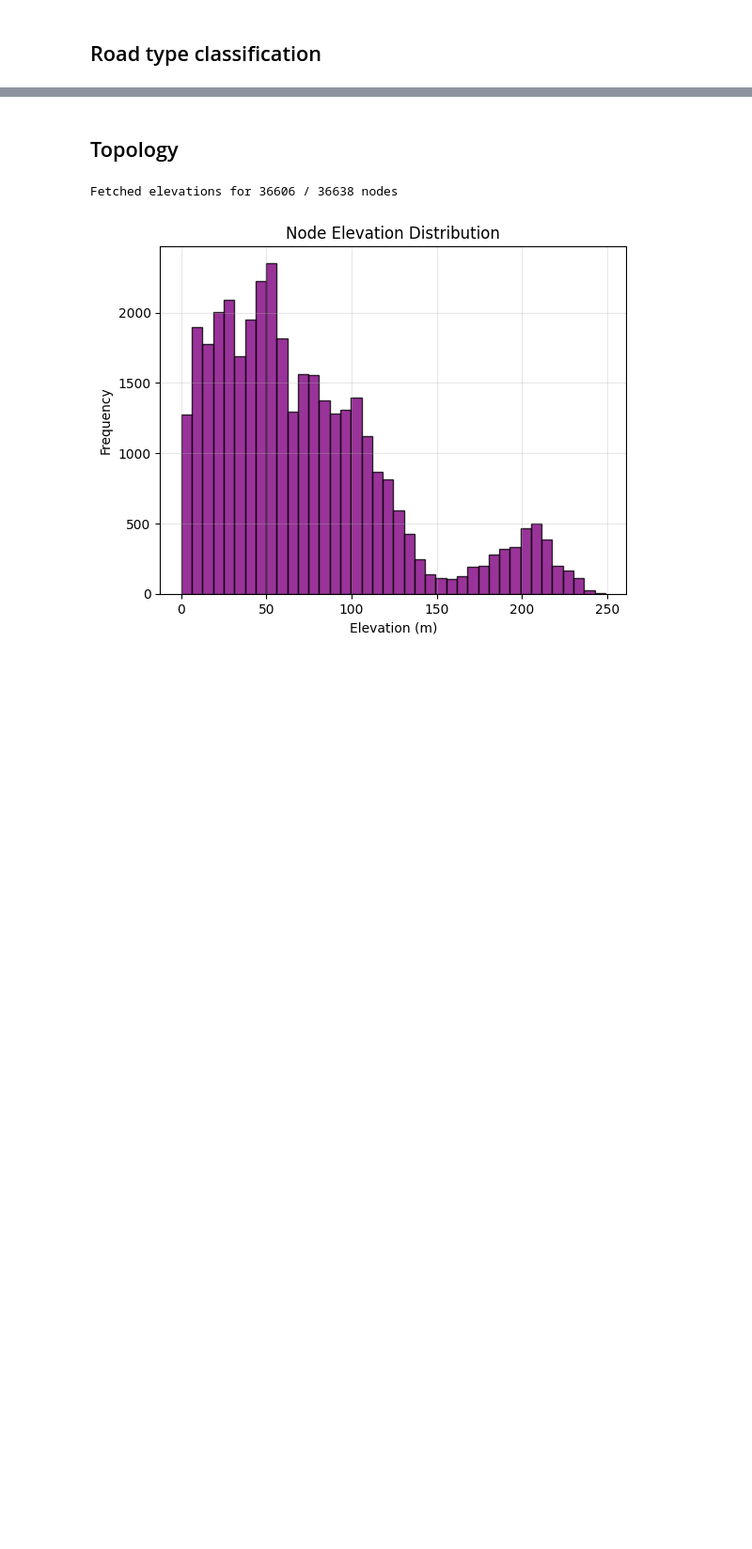
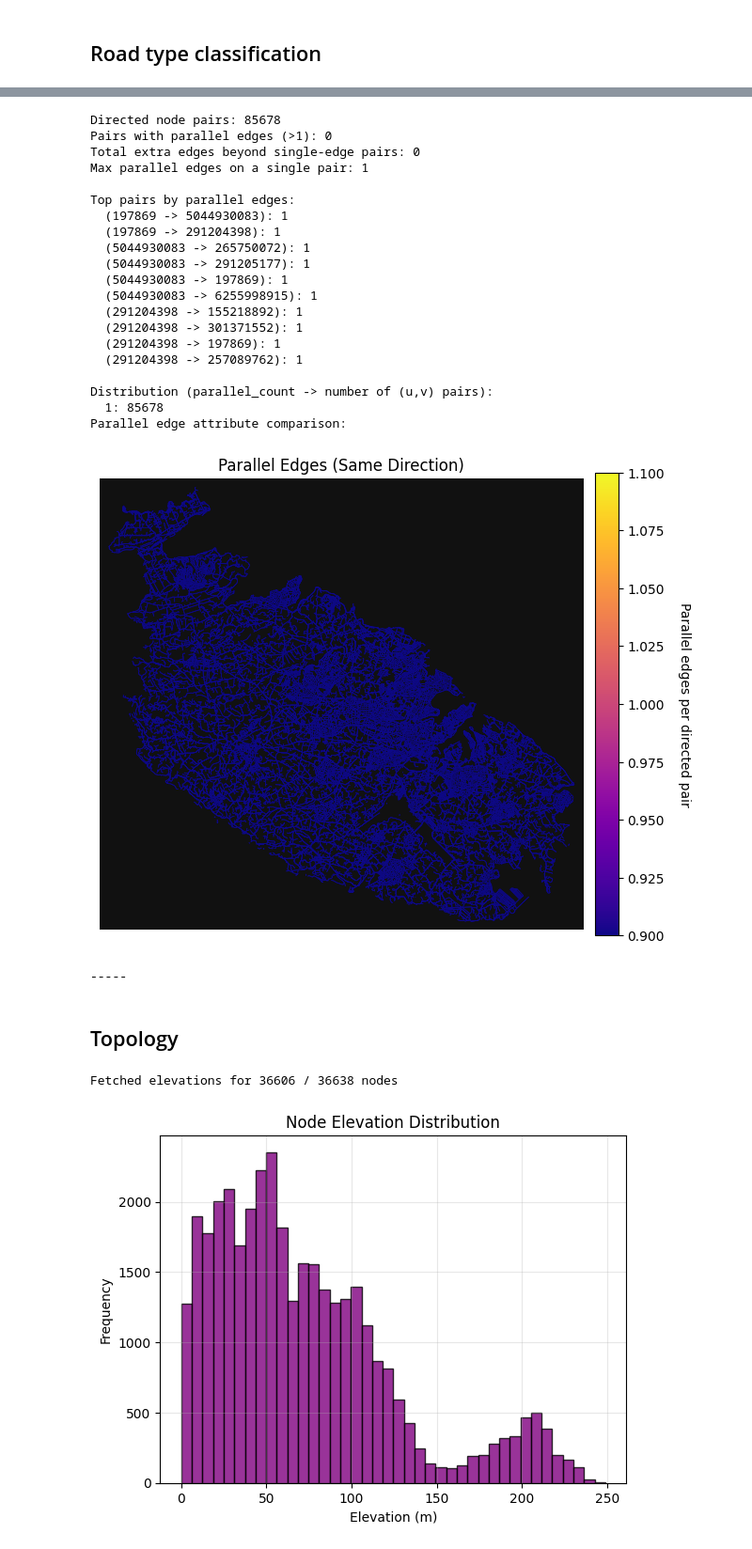
Before and after one commit to Matthew-Pirotta/FYP-OpenPaths, a Jupyter notebook: Code/main.ipynb, the cells around one changed output, grey strips where cells are left out. Shown at 94% size. Cells and saved outputs as stored; diff of their text form; code cells hidden in the pictures; blank space fills up the shorter version.

Commit message:
made the multiDiGraph Practically a DiGraph (not fully implemented re categorical classes)

```diff
--- a/Code/main.ipynb
+++ b/Code/main.ipynb
@@ -89,3 +97,31 @@ plotting.plot_road_classification(my_graph.G_master)
+# %%
+investigation.analyze_parallel_edges(my_graph.G_master)
+investigation.compare_parallel_edges(my_graph.G_master)
+investigation.plot_parallel_edges(my_graph.G_master)
+print("-----")
+# %% [output]
+Directed node pairs: 85678
+Pairs with parallel edges (>1): 0
+Total extra edges beyond single-edge pairs: 0
+Max parallel edges on a single pair: 1
+
+Top pairs by parallel edges:
+  (197869 -> 5044930083): 1
+  (197869 -> 291204398): 1
+  (5044930083 -> 265750072): 1
+  (5044930083 -> 291205177): 1
+  (5044930083 -> 197869): 1
+  (5044930083 -> 6255998915): 1
+  (291204398 -> 155218892): 1
+  (291204398 -> 301371552): 1
+  (291204398 -> 197869): 1
+  (291204398 -> 257089762): 1
+
+Distribution (parallel_count -> number of (u,v) pairs):
+  1: 85678
+Parallel edge attribute comparison:
+[figure, added]
+-----
 # %% [markdown]
 ## Topology
 # %%
```
Also changed, not shown: parts of 5 cells of this notebook, 6 other files.
